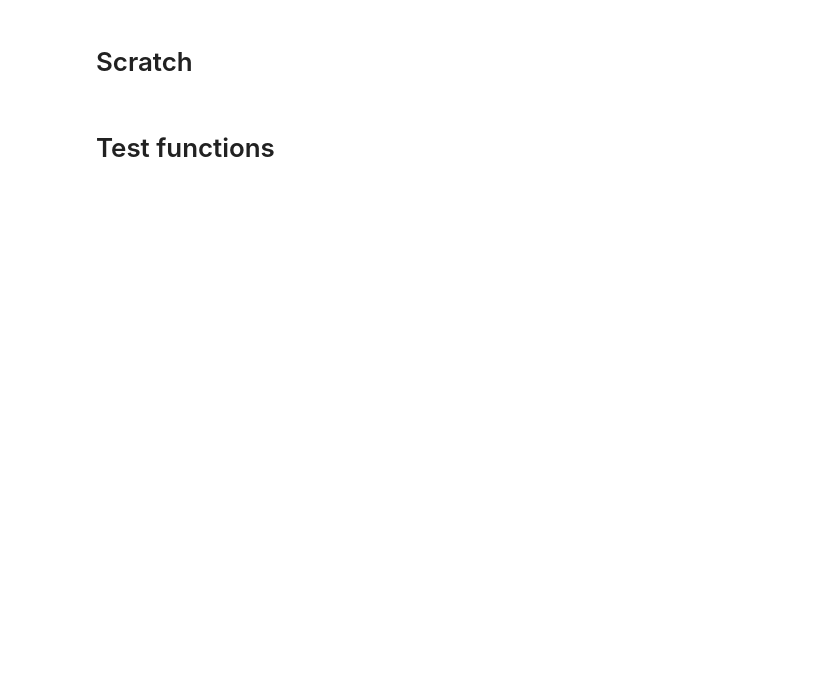
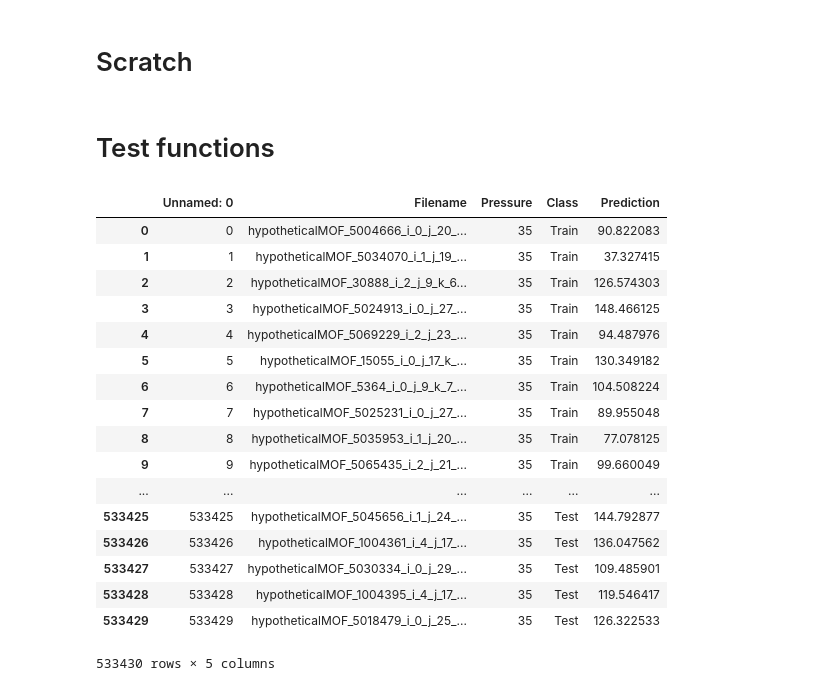
Before and after one commit to rishigurnani/hMOFs-Snurr, a Jupyter notebook: plot_results.ipynb, the cells around one changed output. Drawn from its saved outputs; the diff is of its cells as text; code cells hidden in the pictures; blank space fills up the shorter version.

```diff
--- a/plot_results.ipynb
+++ b/plot_results.ipynb
@@ -344,3 +326,26 @@ checkGravFile(a)
 unflatten([0,1,2,3,4,6,7,8,9], 3)
 # %%
 labelFromCode('1111')
+# %%
+df = ru.pd_load('/data/rgur/efrc/ml/results/results_grav_code_0100_train_50_seed_0_12_07PM_on_April_28_2020.csv')
+# %%
+df
+# %% [output]
+|  | Unnamed: 0 | Filename | Pressure | Class | Prediction |
+| 0 | 0 | hypotheticalMOF_5004666_i_0_j_20_... | 35 | Train | 90.822083 |
+| 1 | 1 | hypotheticalMOF_5034070_i_1_j_19_... | 35 | Train | 37.327415 |
+| 2 | 2 | hypotheticalMOF_30888_i_2_j_9_k_6... | 35 | Train | 126.574303 |
+| 3 | 3 | hypotheticalMOF_5024913_i_0_j_27_... | 35 | Train | 148.466125 |
+| 4 | 4 | hypotheticalMOF_5069229_i_2_j_23_... | 35 | Train | 94.487976 |
+| 5 | 5 | hypotheticalMOF_15055_i_0_j_17_k_... | 35 | Train | 130.349182 |
+| 6 | 6 | hypotheticalMOF_5364_i_0_j_9_k_7_... | 35 | Train | 104.508224 |
+| 7 | 7 | hypotheticalMOF_5025231_i_0_j_27_... | 35 | Train | 89.955048 |
+| 8 | 8 | hypotheticalMOF_5035953_i_1_j_20_... | 35 | Train | 77.078125 |
+| 9 | 9 | hypotheticalMOF_5065435_i_2_j_21_... | 35 | Train | 99.660049 |
+| ... | ... | ... | ... | ... | ... |
+| 533425 | 533425 | hypotheticalMOF_5045656_i_1_j_24_... | 35 | Test | 144.792877 |
+| 533426 | 533426 | hypotheticalMOF_1004361_i_4_j_17_... | 35 | Test | 136.047562 |
+| 533427 | 533427 | hypotheticalMOF_5030334_i_0_j_29_... | 35 | Test | 109.485901 |
+| 533428 | 533428 | hypotheticalMOF_1004395_i_4_j_17_... | 35 | Test | 119.546417 |
+| 533429 | 533429 | hypotheticalMOF_5018479_i_0_j_25_... | 35 | Test | 126.322533 |
+533430 rows × 5 columns
```
Also changed, not shown: parts of 7 cells of this notebook, 1 other file.
